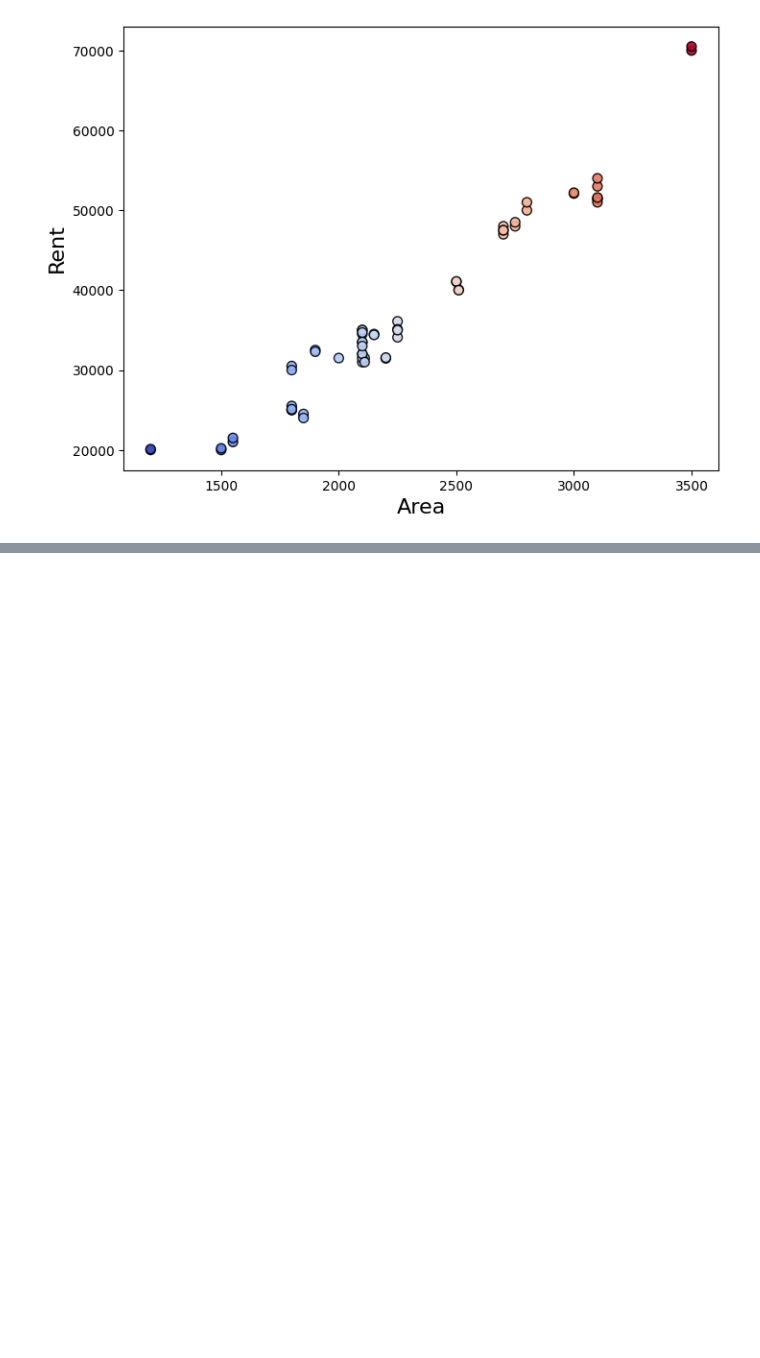
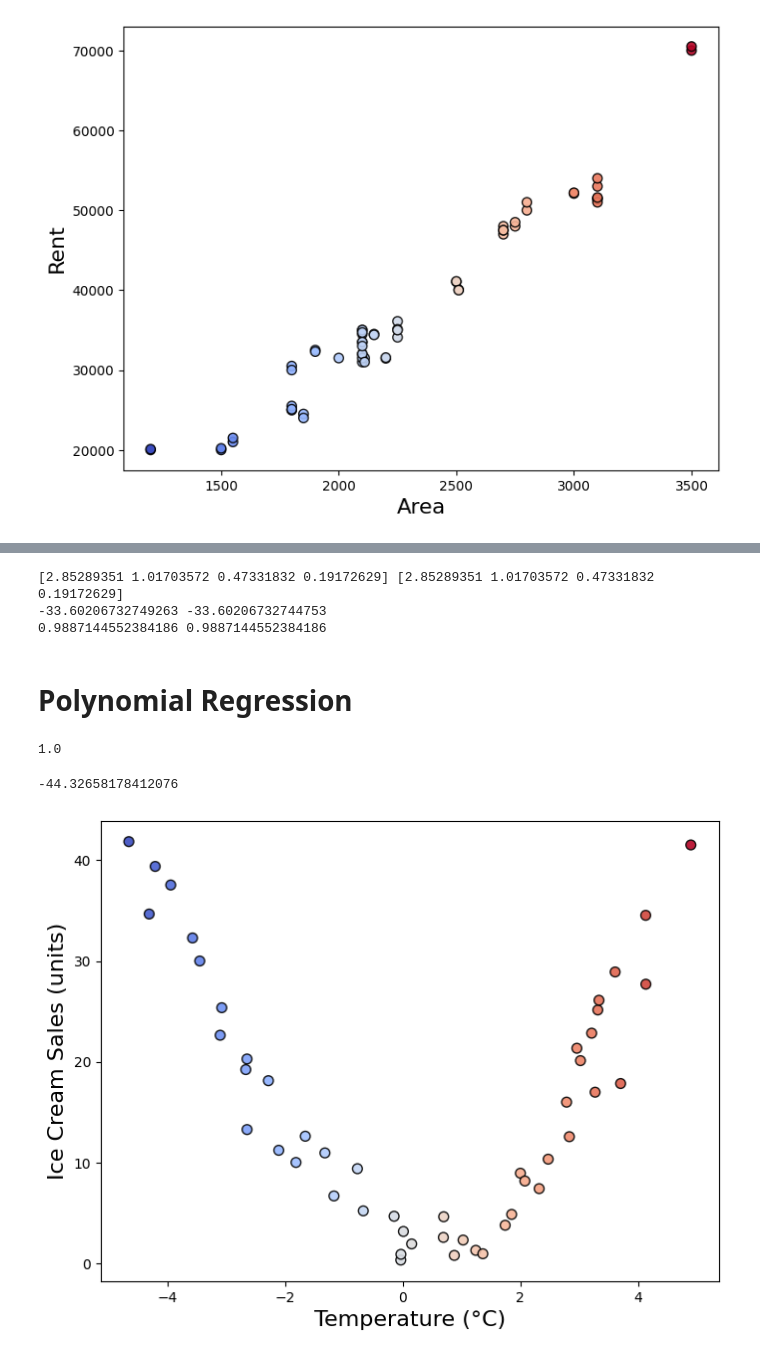
Before and after one commit to AR-Aourangazeb-Alif/Assignments, a Jupyter notebook: Assignment-2/Assignment.ipynb, the cells around one changed output, grey strips where cells are left out. Drawn from its saved outputs; the diff is of its cells as text; code cells hidden in the pictures; blank space fills up the shorter version.

```diff
--- a/Assignment-2/Assignment.ipynb
+++ b/Assignment-2/Assignment.ipynb
@@ -19,0 +41,3 @@ df.head()
+# %%
+df_4 = pd.read_csv("Ice_cream selling data.csv")
+df_4.head()
@@ -104,0 +196,8 @@ print(sk_model_1_r2, my_model_1_r2)
+# %%
+print(sk_model_2.coef_, my_model_2.coef)
+print(sk_model_2.intercept_, my_model_2.intercept)
+print(sk_model_2_r2, my_model_2_r2)
+# %% [output]
+[2.85289351 1.01703572 0.47331832 0.19172629] [2.85289351 1.01703572 0.47331832 0.19172629]
+-33.60206732749263 -33.60206732744753
+0.9887144552384186 0.9887144552384186
@@ -104,0 +209,39 @@ print(sk_model_1_r2, my_model_1_r2)
+# %% [markdown]
+# Polynomial Regression
+# %%
+sk_model_3 = make_pipeline(PolynomialFeatures(degree=14), LinearRegression())
+sk_model_3.fit(x_train, y_train)
+
+sk_model_3_pred = sk_model_3.predict(x_test)
+sk_model_3_r2 = r2_score(y_test, sk_model_3_pred)
+sk_model_3_r2
+# %% [output]
+1.0
+# %%
+my_model_3 = GeneralLinearReg()
+my_model_3.fit(x_train, y_train, degree=14)
+
+my_model_3_pred = my_model_3.predict(x_test)
+my_model_3_r2 = r2_score(y_test, my_model_3_pred)
+
+#I don't know why it works so horribly when applied to polynomial data with multiple features
+my_model_3_r2
+# %% [output]
+-44.32658178412076
+# %%
+# Lets test my code with a polynomial data with 1 feature
+
+plt.figure(figsize=(8,6))
+plt.scatter(df_4.iloc[:,0],
+            df_4.iloc[:,1],
+            c=df_4.iloc[:,0],
+            cmap="coolwarm",
+            s=50,
+            edgecolor="k",
+            alpha=0.9
+            )
+plt.xlabel("Temperature (°C)", fontsize=16)
+plt.ylabel("Ice Cream Sales (units)", fontsize=16)
+plt.show()
+# %% [output]
+[figure, added]
```
Also changed, not shown: parts of 23 cells of this notebook, 3 other files.
